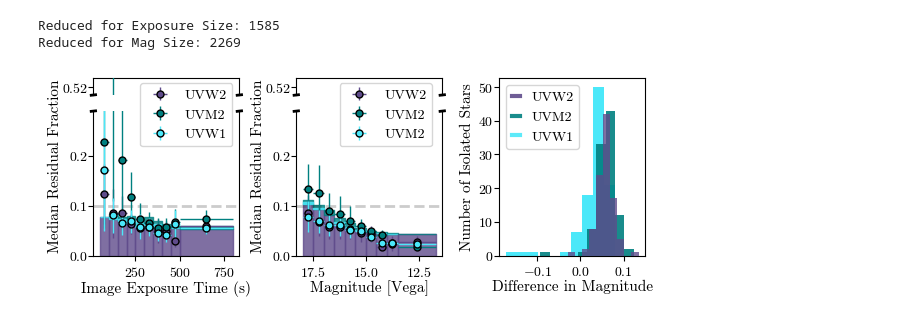
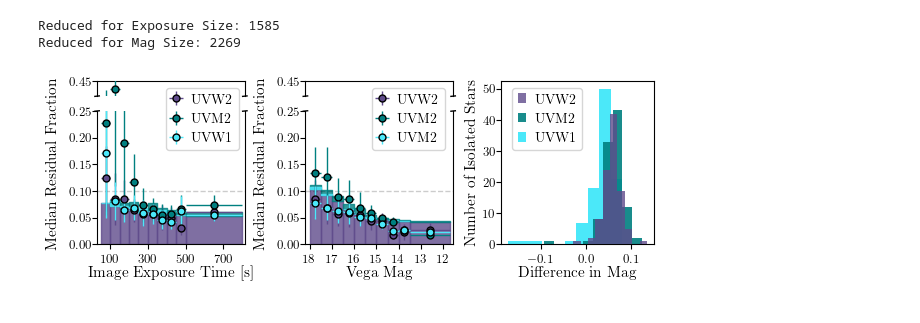
Before and after one commit to AstroLudwig/SUMS_UVPhotometricCatalog, a Jupyter notebook: 3_ValidationTesting/3_IsolatedSources.ipynb, the cells around one changed output. Cells and saved outputs as stored; diff of their text form; code cells hidden in the pictures.

Commit message:
vectorize plot

```diff
--- a/3_ValidationTesting/3_IsolatedSources.ipynb
+++ b/3_ValidationTesting/3_IsolatedSources.ipynb
@@ -9,9 +9,6 @@ import os
 
 path = os.getenv("DATADIR")
 data_dir = path+ "0_SUMS_Catalogs/"
-plt.style.use(path+'bl.mplstyle')
-rcParams["mathtext.fontset"] = 'cm'
-
 
 # Sketchy files to remove from the analysis
 sus_df = pd.read_csv(data_dir+'CompleteCatalog/MaskedSources/files_with_tracking_issues.csv')
@@ -136,6 +133,8 @@ mag_bin_x_err = np.abs(mag_highs - mag_bin_avg)
 exp_bin_avg = (exp_lows+exp_highs)/2
 exp_bin_x_err = exp_highs - exp_bin_avg
 # %%
+plt.style.use(path+'bl.mplstyle')
+
 def color_variant(hex_color, brightness_offset=1):
     """ takes a color like #87c95f and produces a lighter or darker variant """
     if brightness_offset < 20:
@@ -149,10 +148,8 @@ def color_variant(hex_color, brightness_offset=1):
 size_low = 3.5
 size_high = 0.4
 width = 1
-fig_w = 7.12
-fig_h = 2.3
-legendfontsize = 10
-tickfontsize = 10
+fig_w = 7.12663097223 +0.5
+fig_h = fig_w / 3 - 0.5
 labelfontsize = 11
 scattersize = 5
 labelpad = 0
@@ -160,7 +157,7 @@ labelpad = 0
 f = plt.figure(constrained_layout=True, figsize=(fig_w, fig_h))
 
 # Use gridspec to set the size of the subplots for the first two
-gs = f.add_gridspec(2, 3,  width_ratios=(width,width,width), height_ratios=(size_high, size_low), wspace=0.39)
+gs = f.add_gridspec(2, 3,  width_ratios=(width,width,width), height_ratios=(size_high, size_low), wspace=0.41,left=0.25, right=0.99, bottom=0.1, top=0.9)
 # Create the first two split plots
 ax_t = f.add_subplot(gs[0, 0])
 ax_b = f.add_subplot(gs[1, 0])
@@ -170,6 +167,8 @@ bx_b = f.add_subplot(gs[1, 1])
 
 # Add third subplot that is full height
 cx = f.add_subplot(gs[:, 2])
+# move cx to the left, [left, bottom, width, height]
+cx.set_position([0.78, 0.1, 0.2,0.8])
 
 
 # Remove the spines from first two plots
@@ -178,13 +177,23 @@ cx = f.add_subplot(gs[:, 2])
 [ax.set_xticks([]) for ax in [ax_t,bx_t]];
 
 # Set plot limits
-[ax.set_ylim(0.51,0.53) for ax in [ax_t,bx_t]]
-[ax.set_ylim(0.0,0.29) for ax in [ax_b,bx_b]]
+[ax.set_ylim(0.36,0.45) for ax in [ax_t,bx_t]]
+[ax.set_ylim(0.0,0.25) for ax in [ax_b,bx_b]]
 [bx.invert_xaxis() for bx in [bx_t,bx_b]]
 
+# first plot xticks
+[ax.set_xlim(30,815) for ax in [ax_b,ax_t]]
+p1_xticks = np.arange(100,800+100,200)
+ax_b.set_xticks(p1_xticks)
+ax_b.set_xticklabels(p1_xticks)
+# second plot xticks
+[bx.set_xlim(18.2,11.55) for bx in [bx_b,bx_t]]
+p2_xticks = np.arange(18,12-1,-1)
+bx_b.set_xticks(p2_xticks)
+bx_b.set_xticklabels(p2_xticks)
 
 # Set ticks
-[ax.set_yticks([0.52]) for ax in [ax_t,bx_t]]
+[ax.set_yticks([0.45]) for ax in [ax_t,bx_t]] # ******
 
 # Grey dashed line
 [ax.axhline(0.1,linestyle='--',color='k',alpha=0.2) for ax in [ax_b,bx_b]]
@@ -201,15 +210,21 @@ kwargs = [dict(transform=ax.transAxes, color='k', clip_on=False) for ax in [ax_t
 # Set plot labels
 y_lp=5
 lp=0.5
-ax_b.set_ylabel('       Median Residual Fraction',fontsize=labelfontsize,labelpad=y_lp)
-bx_b.set_ylabel('       Median Residual Fraction',fontsize=labelfontsize,labelpad=y_lp)
-ax_b.set_xlabel('Image Exposure Time (s)',fontsize=labelfontsize,labelpad=lp)
-bx_b.set_xlabel('Magnitude [Vega]',fontsize=labelfontsize,labelpad=lp)
-cx.set_xlabel('Difference in Magnitude',fontsize=labelfontsize,labelpad=lp)
-cx.set_ylabel('Number of Isolated Stars',fontsize=labelfontsize,labelpad=y_lp-2)
+#ax_b.set_ylabel(' ',fontsize=labelfontsize,labelpad=y_lp)
+#bx_b.set_ylabel('Median Residual Fraction',fontsize=labelfontsize,labelpad=y_lp)
+ax_b.set_xlabel('Image Exposure Time [s]',labelpad=lp)
+bx_b.set_xlabel('Vega Mag',labelpad=lp)
+cx.set_xlabel('Difference in Mag',labelpad=lp)
+cx.set_ylabel('Number of Isolated Stars',labelpad=y_lp-2)
+
+# Make text on axis instead of using y label
+ax_b.text(-0.3, 0.6, 'Median Residual Fraction',  ha='center', va='center', transform=ax_b.transAxes,rotation=90,fontsize=labelfontsize)
+bx_b.text(-0.3, 0.6, 'Median Residual Fraction', ha='center', va='center', transform=bx_b.transAxes,rotation=90,fontsize=labelfontsize)
+# Move plot over to make room for text
+
 
 # Set tick label size
-[ax.tick_params(axis='both', which='major', labelsize=tickfontsize) for ax in [ax_t,bx_t,ax_b,bx_b,cx]]
+[ax.tick_params(axis='both', which='major') for ax in [ax_t,bx_t,ax_b,bx_b,cx]]
 
 # Set colors
 cols = ['#5f4b8b','#008080','#4be8f9']
@@ -245,35 +260,36 @@ for low, high, m_um2, m_uw2, m_uw1 in zip(mag_lows,mag_highs,median_me_mags['um2
         bx_b.fill_between([high,low],m_uw2,m_um2,color=colors[1],alpha=alpha)
     if m_uw1 > m_uw2 and np.abs(m_um2 - m_uw1) > 0.001:
         bx_b.fill_between([high,low],m_uw2,m_uw1,color=colors[2],alpha=alpha)
 # Third plot
 uvw2_mag_diff = iso[iso.uvfilter == 'uvw2']['MAG'] - iso[iso.uvfilter == 'uvw2']['uvots_mag']
 uvm2_mag_diff = iso[iso.uvfilter == 'uvm2']['MAG'] - iso[iso.uvfilter == 'uvm2']['uvots_mag']
 uvw1_mag_diff = iso[iso.uvfilter == 'uvw1']['MAG'] - iso[iso.uvfilter == 'uvw1']['uvots_mag']
 
 alpha = 1
 bins = 10
 cx.hist(uvw2_mag_diff,color=cols[0],alpha=alpha-0.2,label='UVW2',bins=bins,zorder=3);
 cx.hist(uvm2_mag_diff,color=cols[1],alpha=alpha-0.1,label='UVM2',bins=bins,zorder=2);
 cx.hist(uvw1_mag_diff,color=cols[2],alpha=alpha,label='UVW1',bins=bins,zorder=1);
 
 # Add legend for middle plot but move to right without disturbing the y axis
 handles, labels = bx_b.get_legend_handles_labels()
-f.legend(handles, labels, fontsize=legendfontsize,loc='upper right',bbox_to_anchor=(0.33, 0.89))
+
+f.legend(handles, labels, loc='upper right',bbox_to_anchor=(0.445, 0.9),handletextpad=0.8,handlelength=0.6)
 handles, labels = ax_b.get_legend_handles_labels()
-f.legend(handles, labels, fontsize=legendfontsize,loc='upper right',bbox_to_anchor=(0.61,0.89))
+f.legend(handles, labels, loc='upper right',bbox_to_anchor=(0.715,0.9),handletextpad=0.8,handlelength=0.6)
 
 # Add legend for third plot
 # Create new legend handles but use the colors from the existing ones
 handles, labels = cx.get_legend_handles_labels()
 new_handles = [Line2D([0.1,0.1], [0.1,0.1], c=color,lw=3,alpha=0.9) for color in cols]
-cx.legend(handles=new_handles,labels=labels,fontsize=legendfontsize,handlelength=0.6)
+cx.legend(loc='upper right',bbox_to_anchor=(0.575, 1),handlelength=0.6,handletextpad=0.6)
 
 [ax.tick_params(axis='y', which='major', pad=0.5) for ax in [ax_b,ax_t]]
 [ax.tick_params(axis='y', which='major', pad=0.5) for ax in [bx_b,bx_t]]
 cx.tick_params(axis='y', which='major', pad=0.5)
 # Save fig
 # Set facecolor to white
 plt.tight_layout()
-plt.savefig('residuals.pdf',bbox_inches='tight',facecolor='white')
+plt.savefig('residuals.pdf',bbox_inches='tight',dpi=1000)
 # %% [output]
-[figure, old version]
+[figure, new version]
```
